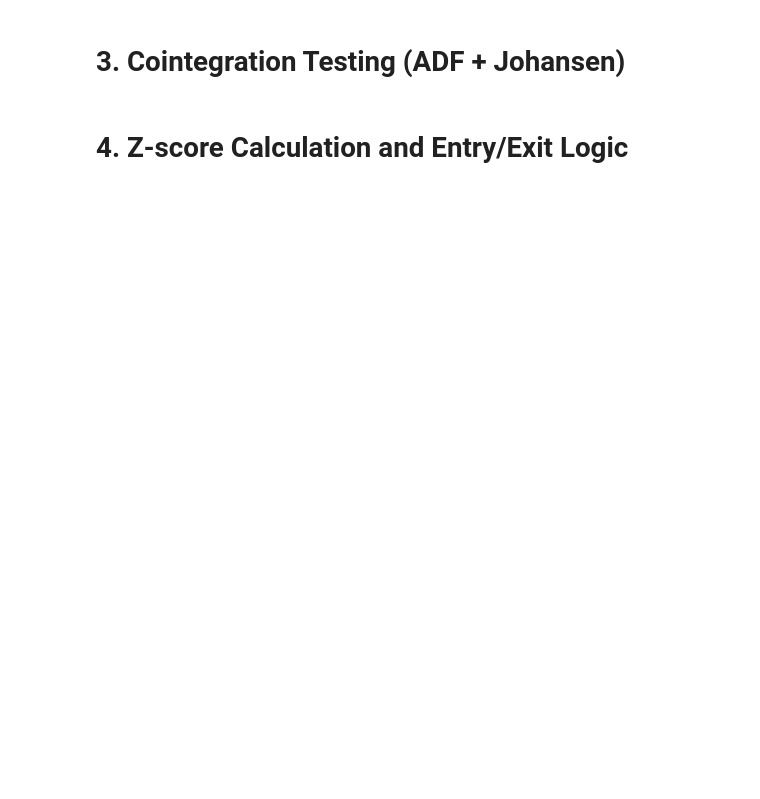
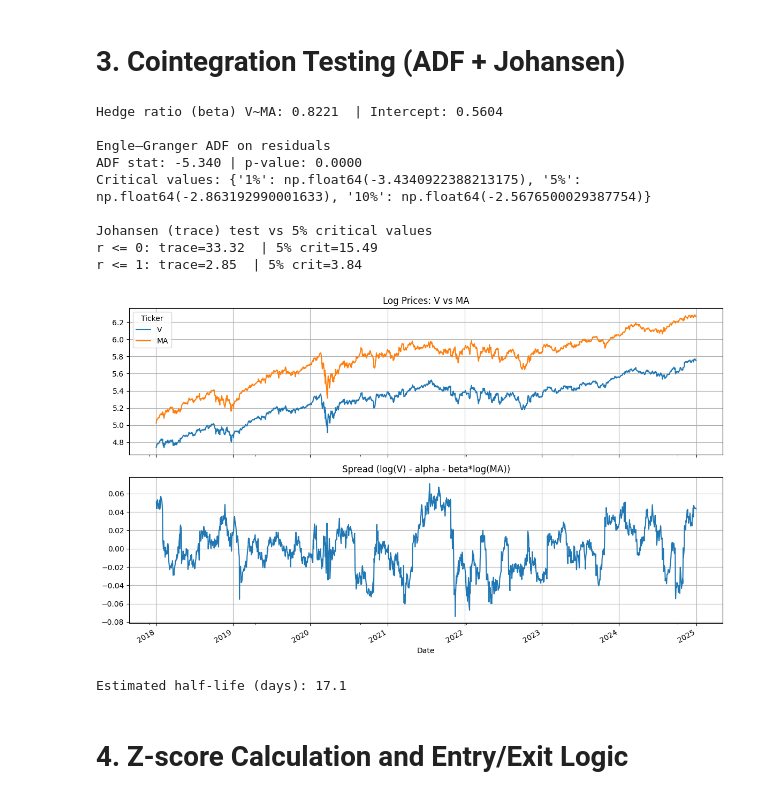
Before and after one commit to ishaanalmeida/stat-arb-mean-reversion, a Jupyter notebook: stat_arb.ipynb, the cells around one changed output. Saved outputs shown, nothing was run; the diff lists cells and outputs as text; code cells hidden in the pictures; blank space fills up the shorter version.

```diff
--- a/stat_arb.ipynb
+++ b/stat_arb.ipynb
@@ -30,4 +124,65 @@ Receiving objects: 100% (4/4), done.
 # %% [markdown]
 # 3. Cointegration Testing (ADF + Johansen)
+# %%
+# Use the close_prices DataFrame you already created
+df = close_prices.dropna().copy()
+
+# Work in log prices (standard for pairs)
+log_df = np.log(df[['V','MA']])
+
+# 1) Engle–Granger: regress V on MA to get hedge ratio and residual (spread)
+y = log_df['V']
+X = sm.add_constant(log_df['MA'])
+eg_model = sm.OLS(y, X).fit()
+alpha = eg_model.params['const']
+beta  = eg_model.params['MA']
+
+spread = y - (alpha + beta*log_df['MA'])
+spread.name = 'spread'
+
+print(f"Hedge ratio (beta) V~MA: {beta:.4f}  | Intercept: {alpha:.4f}")
+
+# ADF on residuals (key test for cointegration)
+adf_stat, pval, usedlag, nobs, crit, icbest = adfuller(spread.dropna())
+print("\nEngle–Granger ADF on residuals")
+print(f"ADF stat: {adf_stat:.3f} | p-value: {pval:.4f}")
+print(f"Critical values: {crit}")
+
+# 2) Johansen test (multivariate check)
+jres = coint_johansen(log_df[['V','MA']], det_order=0, k_ar_diff=1)
+trace_stats = jres.lr1        # trace statistics
+crit_vals   = jres.cvt[:,1]   # 5% critical values
+print("\nJohansen (trace) test vs 5% critical values")
+for i, (ts, cv) in enumerate(zip(trace_stats, crit_vals)):
+    print(f"r <= {i}: trace={ts:.2f}  | 5% crit={cv:.2f}")
+
+# Quick visuals
+fig, ax = plt.subplots(2,1,figsize=(12,7), sharex=True)
+log_df.plot(ax=ax[0], title='Log Prices: V vs MA')
+spread.plot(ax=ax[1], title='Spread (log(V) - alpha - beta*log(MA))')
+ax[0].grid(True); ax[1].grid(True)
+plt.tight_layout(); plt.show()
+
+# Optional: estimate half-life to guide rolling window later
+spread_lag = spread.shift(1)
+delta = spread - spread_lag
+df_hl = pd.concat([delta, spread_lag], axis=1).dropna()
+df_hl.columns = ['delta','lag']
+hl_model = sm.OLS(df_hl['delta'], sm.add_constant(df_hl['lag'])).fit()
+phi = hl_model.params['lag']            # in Δspread = c + φ * spread_{t-1} + ε
+halflife = -np.log(2)/np.log(1 + phi) if (1+phi) > 0 else np.nan
+print(f"\nEstimated half-life (days): {halflife:.1f}")
+# %% [output]
+Hedge ratio (beta) V~MA: 0.8221  | Intercept: 0.5604
+
+Engle–Granger ADF on residuals
+ADF stat: -5.340 | p-value: 0.0000
+Critical values: {'1%': np.float64(-3.4340922388213175), '5%': np.float64(-2.863192990001633), '10%': np.float64(-2.5676500029387754)}
+
+Johansen (trace) test vs 5% critical values
+r <= 0: trace=33.32  | 5% crit=15.49
+r <= 1: trace=2.85  | 5% crit=3.84
+[figure, added]
+Estimated half-life (days): 17.1
 # %% [markdown]
 # 4. Z-score Calculation and Entry/Exit Logic
```
Also changed, not shown: parts of 9 cells of this notebook.
